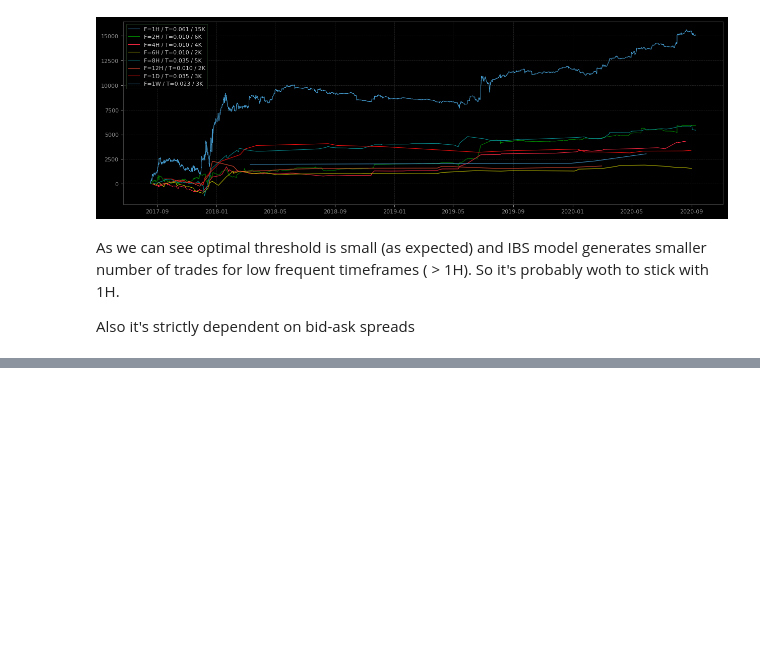
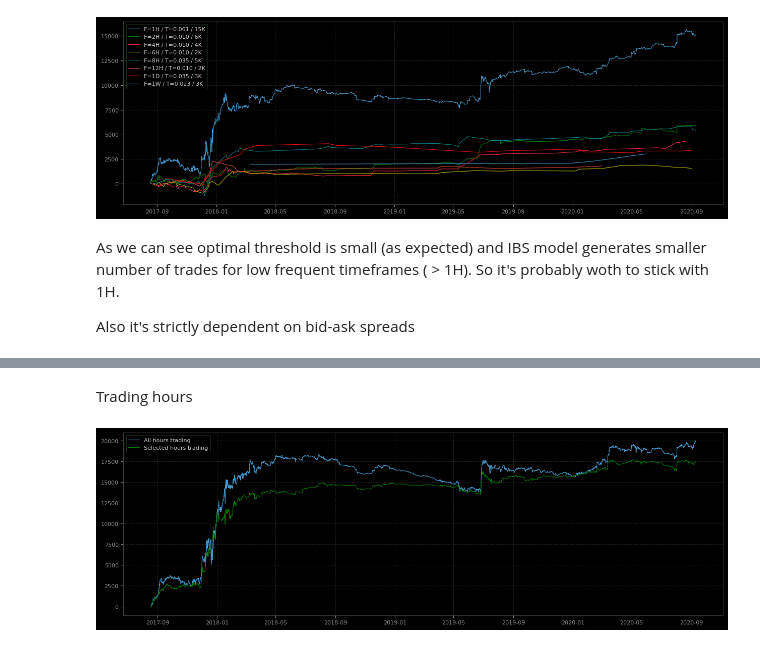
Before and after one commit to dmarienko/cryptomomentum, a Jupyter notebook: models/4. IBS testing.ipynb, the cells around one changed output, grey strips where cells are left out. Saved outputs shown, nothing was run; the diff lists cells and outputs as text; code cells hidden in the pictures; blank space fills up the shorter version.

```diff
--- a/models/4. IBS testing.ipynb
+++ b/models/4. IBS testing.ipynb
@@ -172,0 +183,8 @@ Also it's strictly dependent on bid-ask spreads
+# %%
+ibs_0,ibs_9 = {}, {}
+for h in range(0, 24):
+    ibs_0[h] = g.loc[(0.0, h), 'F1'].mean()
+    ibs_9[h] = g.loc[(9.0, h), 'F1'].mean()
+# %%
+hds = scols(pd.Series(ibs_0).sort_values(ascending=False).reset_index(), pd.Series(ibs_9).sort_values().reset_index(), names=['Hour', 'IBS[0]', 'Hour', 'IBS[9]'])
+hds
@@ -172,0 +209,35 @@ Also it's strictly dependent on bid-ask spreads
+# %% [markdown]
+Trading hours
+# %%
+def estimate_pnl_hours(bars, T, long_hours, short_hours, sprd=1):
+    # we operate on next bar
+    i = ibs(bars).shift(1)
+    is_long = pd.Series([h in long_hours for h in i.index.hour], i.index)
+    is_short = pd.Series([h in short_hours for h in i.index.hour], i.index)
+    iq = pd.qcut(i, 10, labels=False)
+
+    # returns in quoted currency
+    f_ret = bars.close - bars.open
+    if T is not None:
+        sh = -f_ret.loc[i[(i > 1-T) & is_short].index] # expect reversion -> short
+        lo = +f_ret.loc[i[(i < T) & is_long].index]   # expect reversion -> long
+    else:
+        lo = +f_ret.loc[iq[(iq <= 0) & is_long].index]   # expect reversion -> long
+        sh = -f_ret.loc[iq[(iq >= 9) & is_short].index]   # expect reversion -> short
+
+    pfl = pd.concat((lo, sh), axis=0).sort_index()
+    pnl = pd.concat((pfl[pfl >= 0] - sprd, pfl[pfl < 0] - sprd)).sort_index().cumsum()
+    return pnl
+# %%
+h_lo, h_sh = hds.loc[:9,'Hour'].to_numpy().T
+
+data_1h = ohlc_resample(data_1m, '1h', resample_tz='UTC')
+p_hrs = estimate_pnl_hours(data_1h, None,  h_sh, h_lo, sprd=5)
+p_all = estimate_pnl(data_1h, None, sprd=5)
+# %%
+fig(16, 5)
+plt.plot(p_all, label='All hours trading')
+plt.plot(p_hrs, label='Selected hours trading')
+plt.legend();
+# %% [output]
+[figure, added]
```
Also changed, not shown: parts of 6 cells of this notebook.
